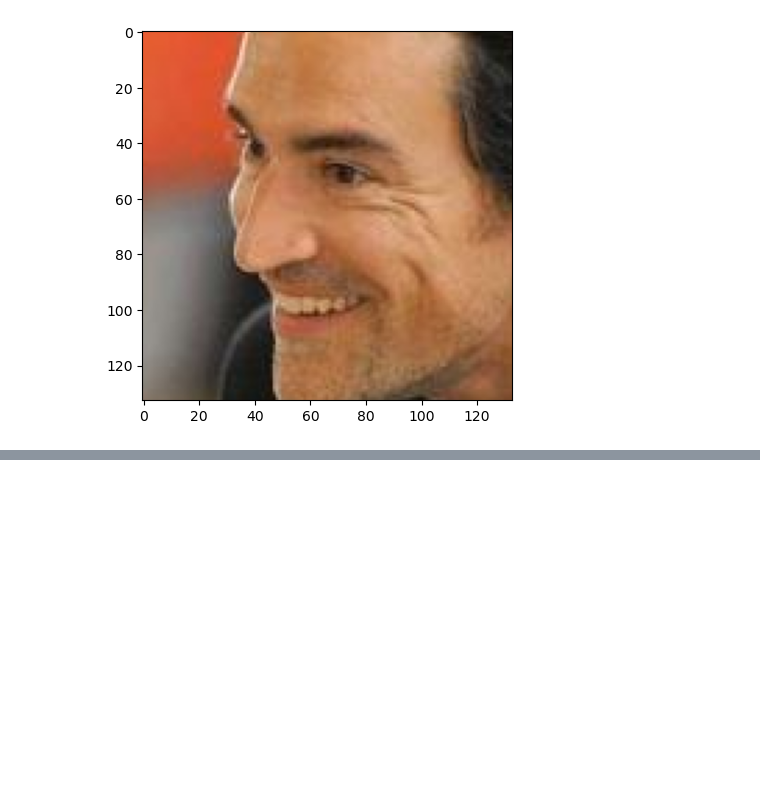
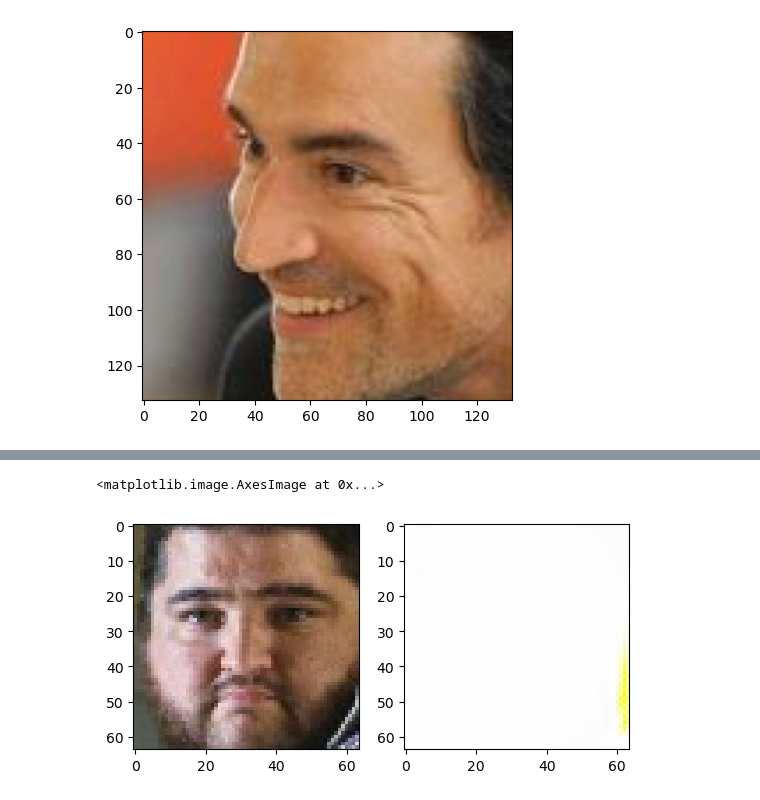
Before and after one commit to madhava20217/Realtime-Masked-Face-Unmasker, a Jupyter notebook: completion.ipynb, the cells around one changed output, grey strips where cells are left out. Drawn from its saved outputs; the diff is of its cells as text; code cells hidden in the pictures; blank space fills up the shorter version.

Commit message:
temp

```diff
--- a/completion.ipynb
+++ b/completion.ipynb
@@ -262,0 +241,3 @@ Validation loss decreased (0.011490 --> 0.010429).  Saving model ...
+# %%
+with open('efficientunet_temp.pth', 'rb') as f:
+    model.load_state_dict(torch.load(f))
@@ -262,0 +253,9 @@ Validation loss decreased (0.011490 --> 0.010429).  Saving model ...
+# %%
+unmasked = F.sigmoid(model(mask[None, ...].float().to(device)))
+# %%
+fig, ax = plt.subplots(1, 2)
+ax[0].imshow(img.cpu().permute(1, 2, 0))
+ax[1].imshow(unmasked[0].detach().cpu().permute(1, 2, 0))
+# %% [output]
+<matplotlib.image.AxesImage at 0x...>
+[figure, added]
```
Also changed, not shown: parts of 7 cells of this notebook, 7 other files.
